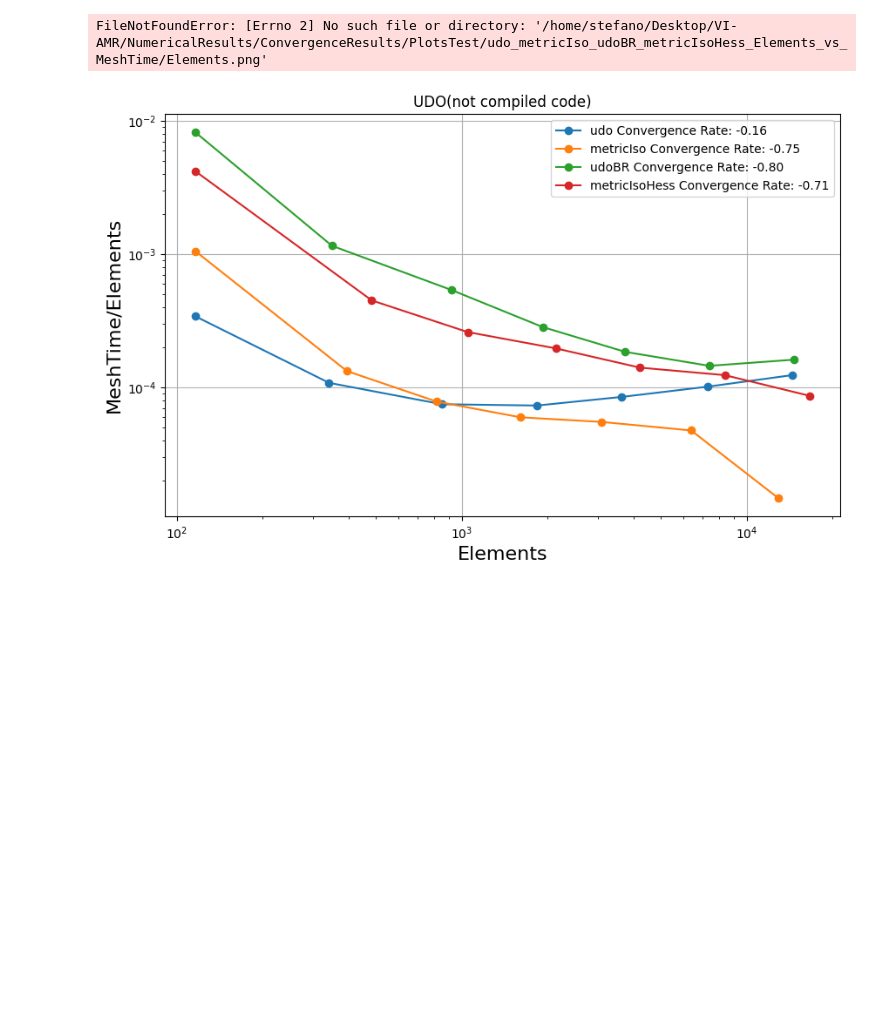
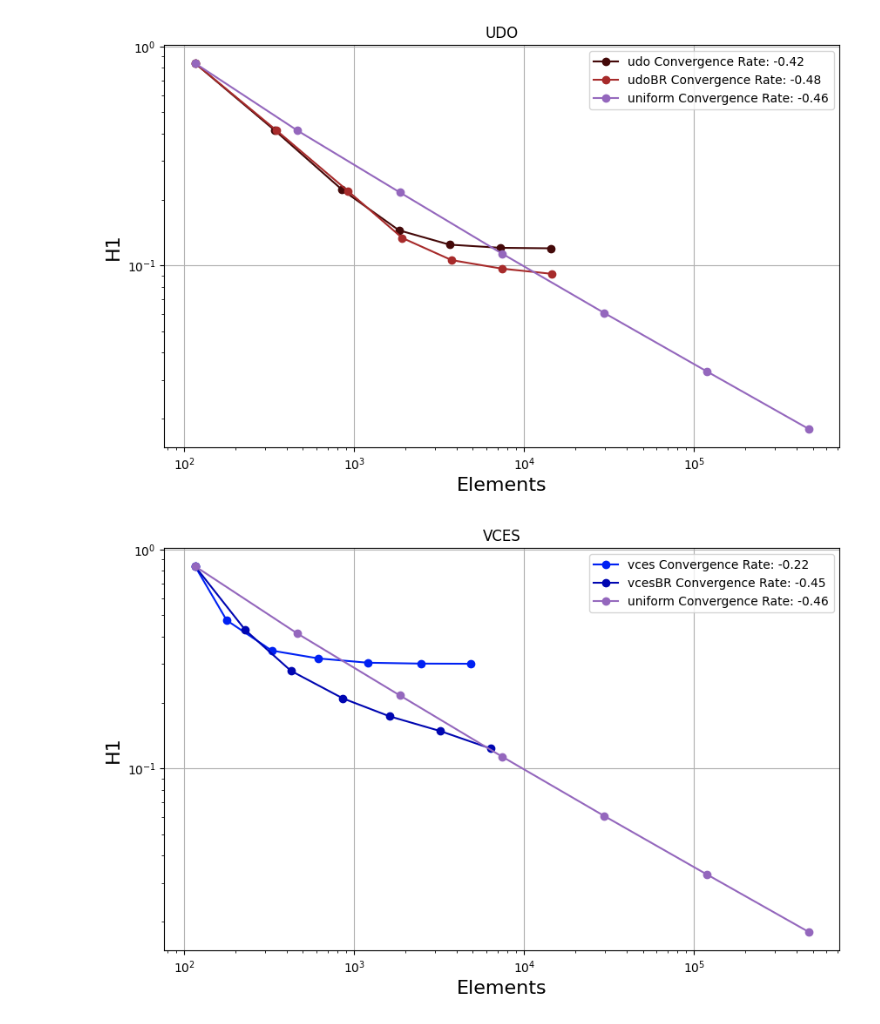
Before and after one commit to StefanoFochesatto/VI-AMR, a Jupyter notebook: NumericalResults/ConvergenceResults/PlotExplorer.ipynb, the cells around one changed output. Cells and saved outputs as stored; diff of their text form; code cells hidden in the pictures; blank space fills up the shorter version.

```diff
--- a/NumericalResults/ConvergenceResults/PlotExplorer.ipynb
+++ b/NumericalResults/ConvergenceResults/PlotExplorer.ipynb
@@ -92,7 +113,10 @@ for method in methodlist:
     Convdf[method, 'TotalTime/Elements'] = Convdf[method]['TotalTime']/Convdf[method]['Elements']
 Convdf = Convdf.sort_index(axis=1)
 # %%
-getPlot(Convdf, ['udo', 'metricIso', 'udoBR', 'metricIsoHess'] , 'Elements', 'MeshTime/Elements', 'UDO(not compiled code)', plottype='loglog', legend = True)
+getPlot(Convdf, ['udo', 'udoBR', 'uniform'] , 'Elements', 'H1', 'UDO', plottype='loglog', methodcolors=methodcolors, legend = True)
 # %% [output]
-FileNotFoundError: [Errno 2] No such file or directory: '/home/stefano/Desktop/VI-AMR/NumericalResults/ConvergenceResults/PlotsTest/udo_metricIso_udoBR_metricIsoHess_Elements_vs_MeshTime/Elements.png'
-[figure, old version]
+[figure, new version]
+# %%
+getPlot(Convdf, ['vces', 'vcesBR', 'uniform'] , 'Elements', 'H1', 'VCES', plottype='loglog', methodcolors=methodcolors, legend = True)
+# %% [output]
+[figure, added]
```
Also changed, not shown: parts of 15 cells of this notebook, 55 other files.
